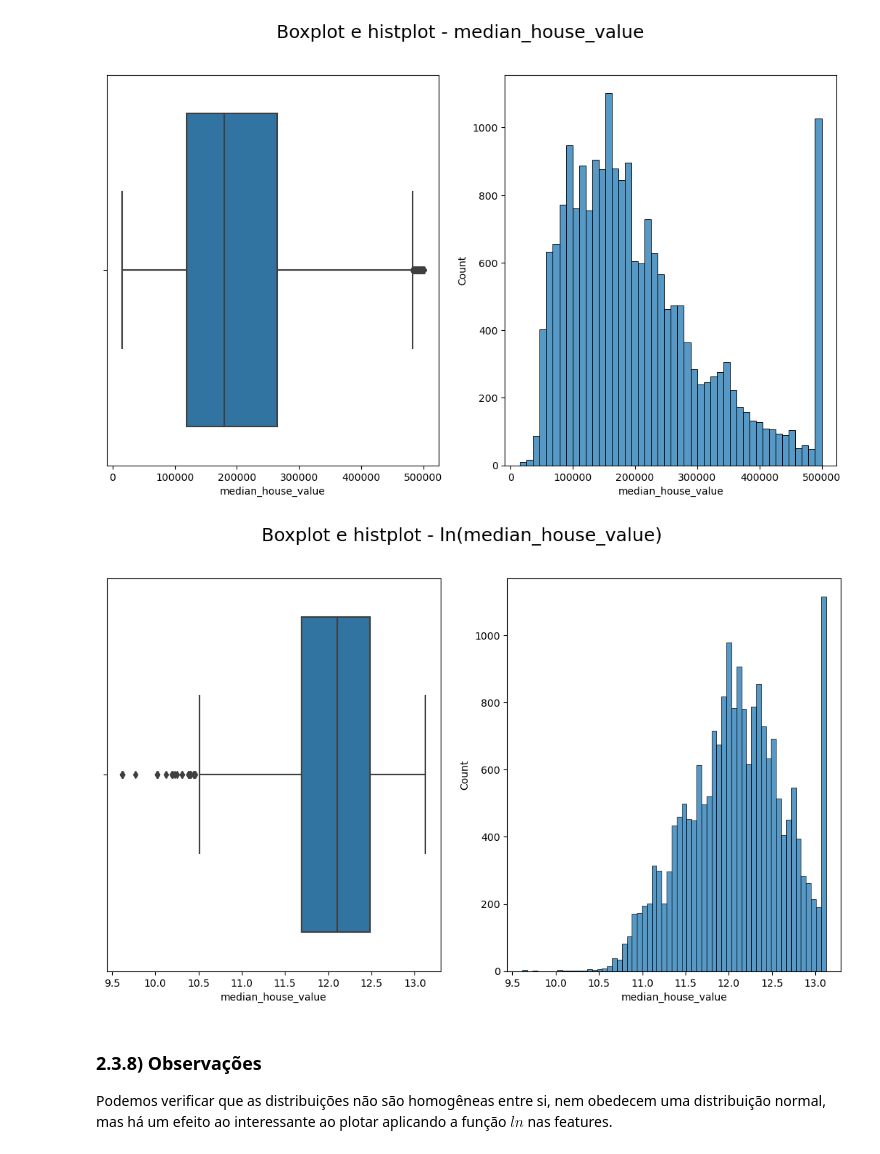
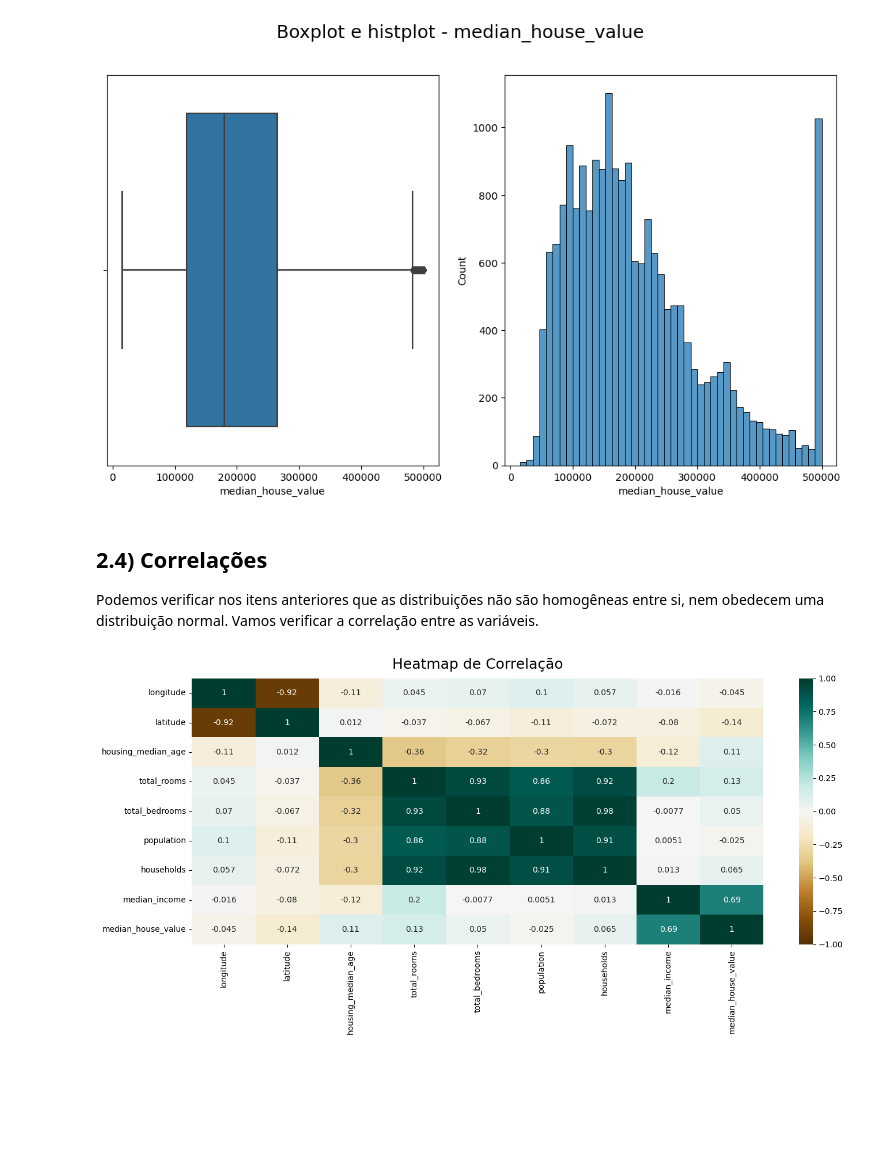
Before and after one commit to mvlaran/cienciaDeDados, a Jupyter notebook: lxai/housing/Housing.ipynb, the cells around one changed output. Drawn from its saved outputs; the diff is of its cells as text; code cells hidden in the pictures; blank space fills up the shorter version.

```diff
--- a/lxai/housing/Housing.ipynb
+++ b/lxai/housing/Housing.ipynb
@@ -260,17 +239,15 @@ sns.histplot(x = df['median_house_value'], ax = ax2)
 plt.show()
 # %% [output]
 [figure]
-# %%
-fig, (ax1, ax2) = plt.subplots(1, 2, figsize=(13, 7))
-fig.suptitle('Boxplot e histplot - ln(median_house_value)', fontsize = 18)
-
-sns.boxplot(x = np.log(df['median_house_value']), ax = ax1)
-sns.histplot(x = np.log(df['median_house_value']), ax = ax2)
-
-plt.show()
-# %% [output]
-[figure, removed]
 # %% [markdown]
-### 2.3.8) Observações
+## 2.4) Correlações
 
-Podemos verificar que as distribuições não são homogêneas entre si, nem obedecem uma distribuição normal, mas há um efeito ao interessante ao plotar aplicando a função $ln$ nas features.
+Podemos verificar nos itens anteriores que as distribuições não são homogêneas entre si, nem obedecem uma distribuição normal. Vamos verificar a correlação entre as variáveis.
+# %%
+plt.figure(figsize=(16, 6))
+
+heatmap = sns.heatmap(df.corr(), vmin=-1, vmax=1, annot=True, cmap='BrBG')
+
+heatmap.set_title('Heatmap de Correlação', fontdict={'fontsize':18}, pad=12);
+# %% [output]
+[figure, added]
```
Also changed, not shown: parts of 38 cells of this notebook.
